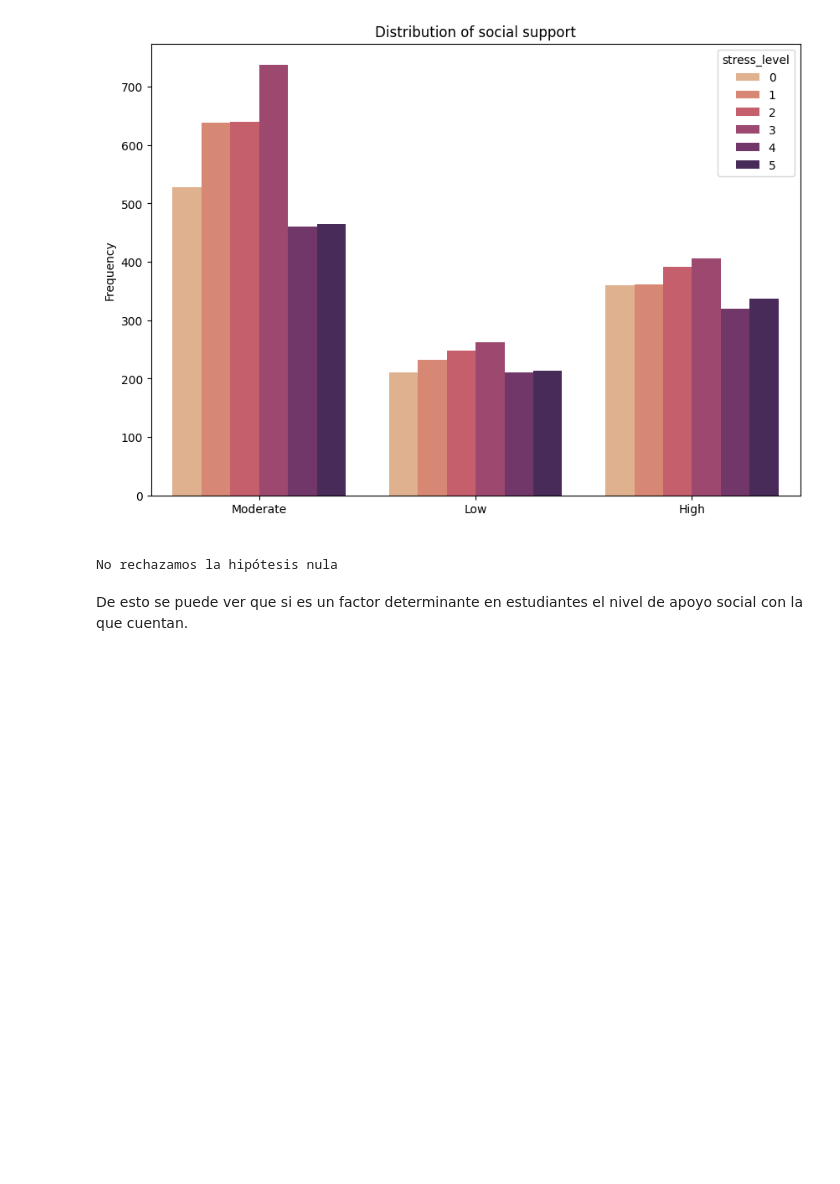
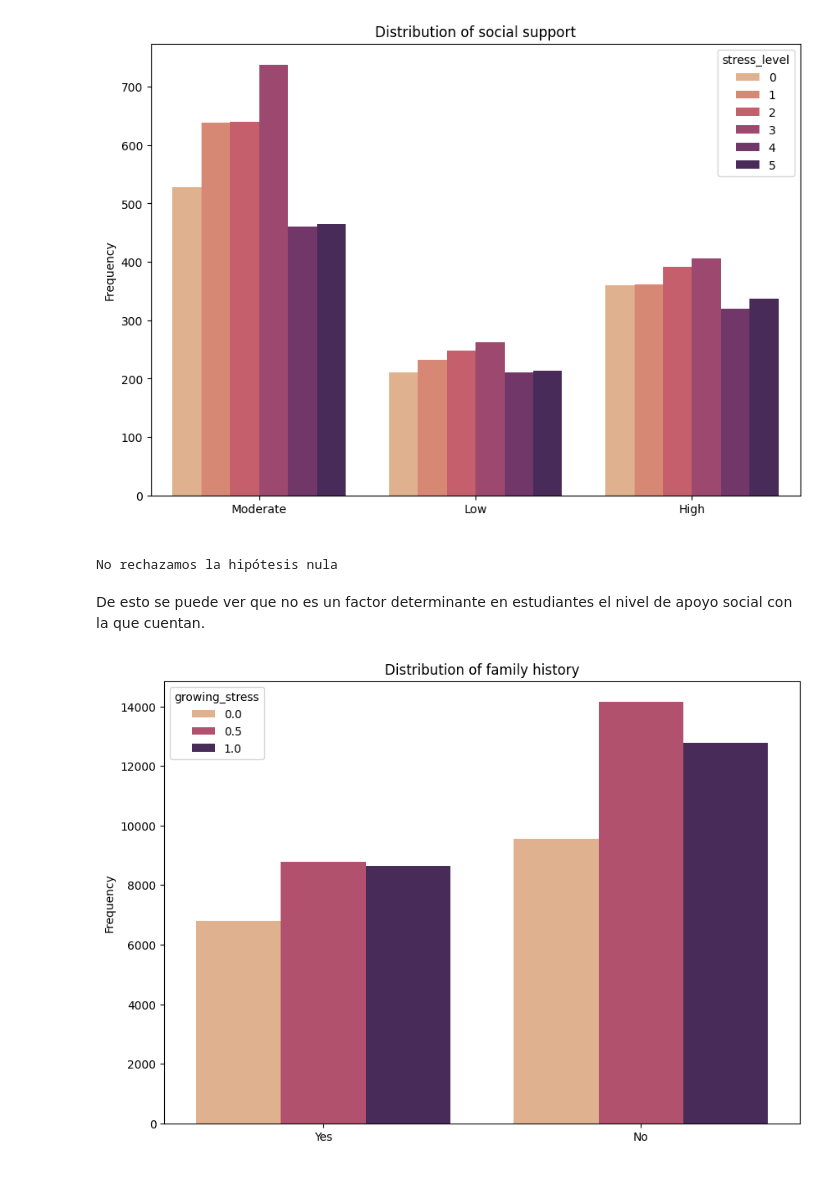
Before and after one commit to emmawv/EDA, a Jupyter notebook: src/EDA.ipynb, the cells around one changed output. Saved outputs shown, nothing was run; the diff lists cells and outputs as text; code cells hidden in the pictures; blank space fills up the shorter version.

```diff
--- a/src/EDA.ipynb
+++ b/src/EDA.ipynb
@@ -718,4 +791,14 @@ else:
 # %% [output]
 No rechazamos la hipótesis nula
 # %% [markdown]
-De esto se puede ver que si es un factor determinante en estudiantes el nivel de apoyo social con la que cuentan.
+De esto se puede ver que no es un factor determinante en estudiantes el nivel de apoyo social con la que cuentan.
+# %%
+# Comparacion entre ambos datasets del historial familiar:
+plt.figure(figsize=(10, 7))
+sns.countplot(x="family_history", data=data_s, palette = 'flare', hue="growing_stress")
+plt.title('Distribution of family history')
+plt.xlabel(' ')
+plt.ylabel('Frequency')
+plt.show()
+# %% [output]
+[figure, added]
```
Also changed, not shown: parts of 18 cells of this notebook.
